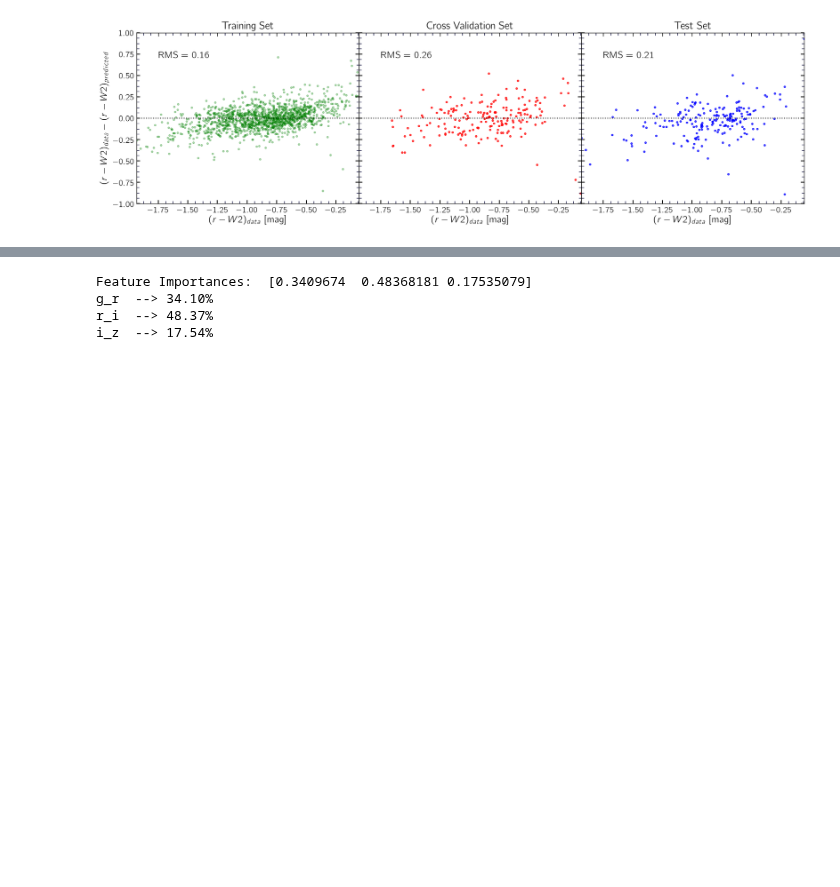
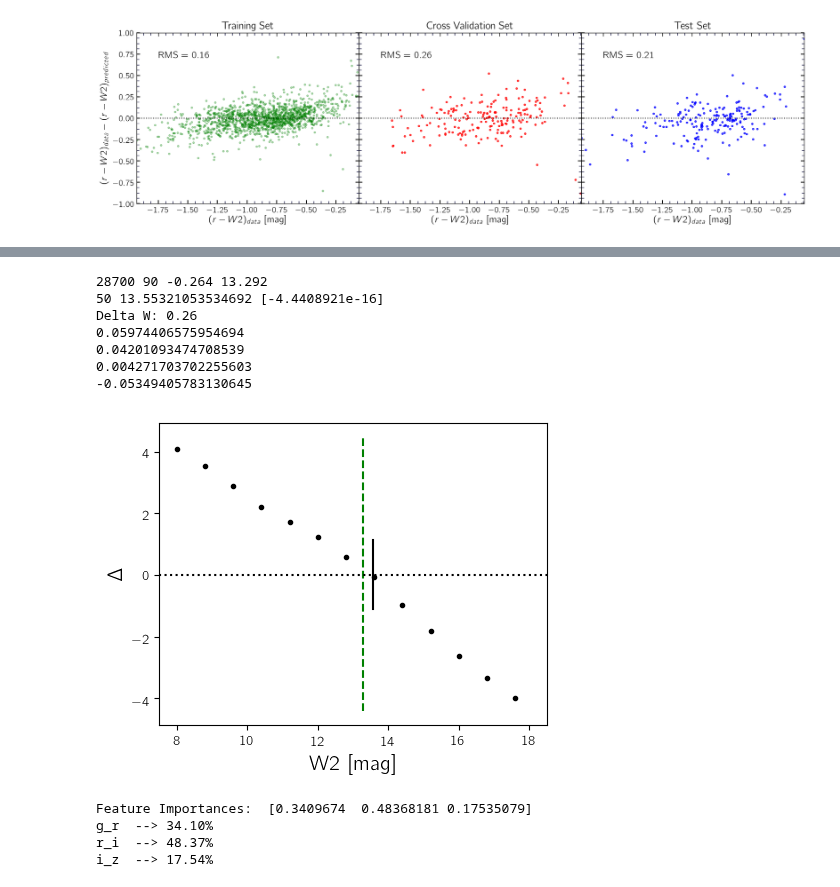
Before and after one commit to ekourkchi/reddening, a Jupyter notebook: Random_Forest_Reddening.ipynb, the cells around one changed output, grey strips where cells are left out. Saved outputs shown, nothing was run; the diff lists cells and outputs as text; code cells hidden in the pictures; blank space fills up the shorter version.

Commit message:
adding solver

```diff
--- a/Random_Forest_Reddening.ipynb
+++ b/Random_Forest_Reddening.ipynb
@@ -304,3 +308,60 @@ c21w  --> 12.65%
+# %%
+j = 10
+PGC = table_tst['pgc'][j]
+W2  = table_tst['w2'][j]
+INC = table_tst["inc"][j]
+P0  = table_tst["pc0"][j]
+M21 = table["m21"][j]
+M0  = table["logWimx"][j]
+WBA = table["Wba"][j]
+R50 = table["R50_w2"][j]
+print PGC, INC, P0, W2
+def f(w2):
+    return predictor(w2, table_tst, regr, features, output, index=j)
+###############################################
+fig = py.figure(figsize=(5, 4), dpi=100)
+ax = fig.add_subplot(111)
+
+for w2 in np.arange(8,18,0.8):
+    delta = f(w2)
+    ax.plot([w2], [delta], 'k.')
+
+xlim = ax.get_xlim()
+ylim = ax.get_ylim()
+ax.plot([W2,W2], [ylim[0],ylim[1]], 'g--')
+ax.plot([7.5,18.5], [0,0], 'k:')
+ax.set_xlim([7.5,18.5])
+ax.set_xlabel('W2 [mag]', fontsize=15)
+ax.set_ylabel(r'$\Delta$', fontsize=15)
+###############################################
+
+out = solver(f, 8, 18, threshold=0.001)
+if out==None:
+    print 'Not solvable ... !!!'
+else:
+    w2p, N = out
+    w2p=w2p[0]
+    print N, w2p, f(w2p)
+    print 'Delta W: '+'%.2f'%np.abs(w2p-W2)
+    _, _, _, P0p = get_PC(w2p, M21, M0, WBA, R50)
+    print redCorrect(INC, P0p, band1='g', band2='w2')-redCorrect(INC, P0, band1='g', band2='w2')
+    print redCorrect(INC, P0p, band1='r', band2='w2')-redCorrect(INC, P0, band1='r', band2='w2')
+    print redCorrect(INC, P0p, band1='i', band2='w2')-redCorrect(INC, P0, band1='i', band2='w2')
+    print redCorrect(INC, P0p, band1='z', band2='w2')-redCorrect(INC, P0, band1='z', band2='w2')
+    ax.plot([w2p,w2p], [ylim[0]/4.,ylim[1]/4.], 'k-')
+
+
+
+plt.show()
+# %% [output]
+28700 90 -0.264 13.292
+50 13.55321053534692 [-4.4408921e-16]
+Delta W: 0.26
+0.05974406575954694
+0.04201093474708539
+0.004271703702255603
+-0.05349405783130645
+[figure, added]
 # %%
 ################################ Feature selection, regression parameters
 features = ['g_r', 'r_i', 'i_z']
```
Also changed, not shown: parts of 1 cell of this notebook, 1 other file.
